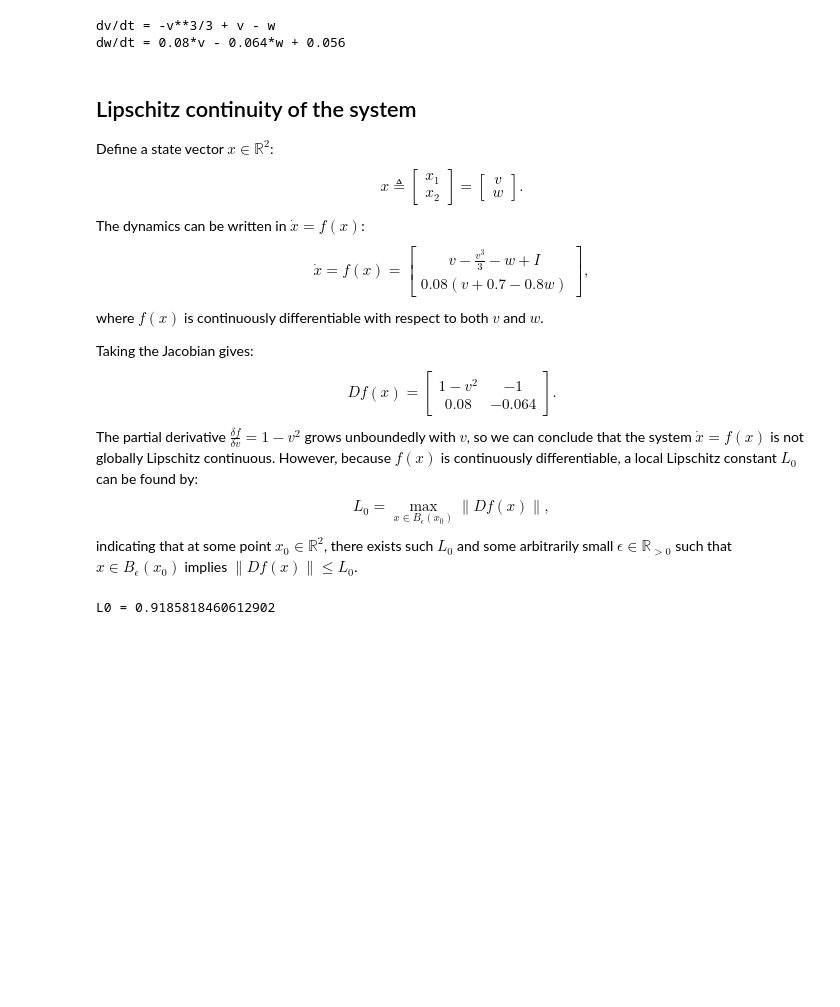
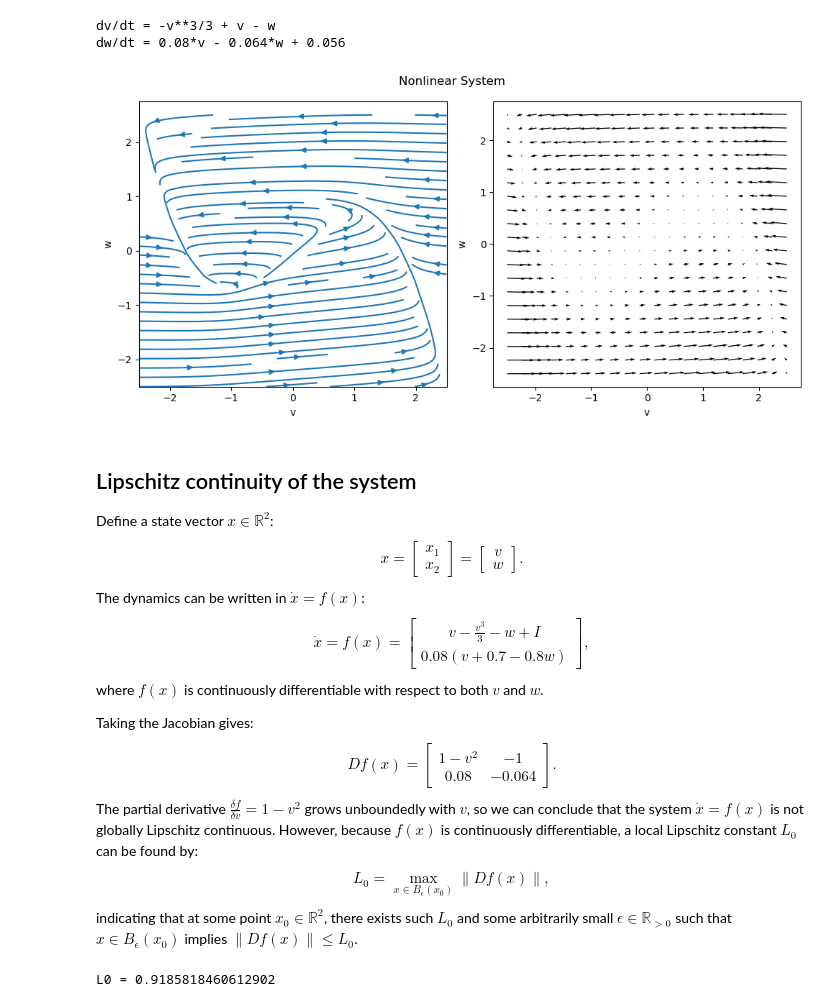
Before and after one commit to CharlesXu-Jingyue/CDS232_Wi24_CourseProject, a Jupyter notebook: FitHughNagumo.ipynb, the cells around one changed output. Drawn from its saved outputs; the diff is of its cells as text; code cells hidden in the pictures; blank space fills up the shorter version.

```diff
--- a/FitHughNagumo.ipynb
+++ b/FitHughNagumo.ipynb
@@ -45,11 +45,44 @@ print("dw/dt =", dw_dt)
 # %% [output]
 dv/dt = -v**3/3 + v - w
 dw/dt = 0.08*v - 0.064*w + 0.056
+# %%
+import numpy as np
+import matplotlib.pyplot as plt
+import matplotlib.patches as patches
+
+## Phase portrait for the nonlinear system
+# Define the nonlinear system
+def nl_system(v, w):
+    return v - (v**3)/3 - w + I_stim, epsilon * (v + a - b*w)
+
+# Define the grid
+vs = np.linspace(-2.5, 2.5, 20)
+ws = np.linspace(-2.5, 2.5, 20)
+Vs, Ws = np.meshgrid(vs, ws)
+
+# Compute the directional velocity at each point on the grid
+v_direction, w_direction = nl_system(Vs, Ws)
+
+# Plot the phase portrait
+fig, axs = plt.subplots(1, 2, figsize=(10, 5))
+axs[0].streamplot(Vs, Ws, v_direction, w_direction)
+axs[0].set_xlabel('v')
+axs[0].set_ylabel('w')
+
+axs[1].quiver(Vs, Ws, v_direction, w_direction)
+axs[1].set_xlabel('v')
+axs[1].set_ylabel('w')
+
+plt.suptitle('Nonlinear System')
+plt.tight_layout()
+plt.show()
+# %% [output]
+[figure, added]
 # %% [markdown]
 ## Lipschitz continuity of the system
 
 Define a state vector $x\in\mathbb{R}^2$:
-$$x \triangleq \begin{bmatrix} x_1 \\ x_2 \end{bmatrix} = \begin{bmatrix} v \\ w \end{bmatrix}.$$
+$$x = \begin{bmatrix} x_1 \\ x_2 \end{bmatrix} = \begin{bmatrix} v \\ w \end{bmatrix}.$$
 The dynamics can be written in $\dot{x} = f(x)$:
 $$\dot{x} = f(x) = \begin{bmatrix} v-\frac{v^3}{3}-w+I \\ 0.08(v+0.7-0.8w) \end{bmatrix},$$
 where $f(x)$ is continuously differentiable with respect to both $v$ and $w$.
```
Also changed, not shown: parts of 39 cells of this notebook.
